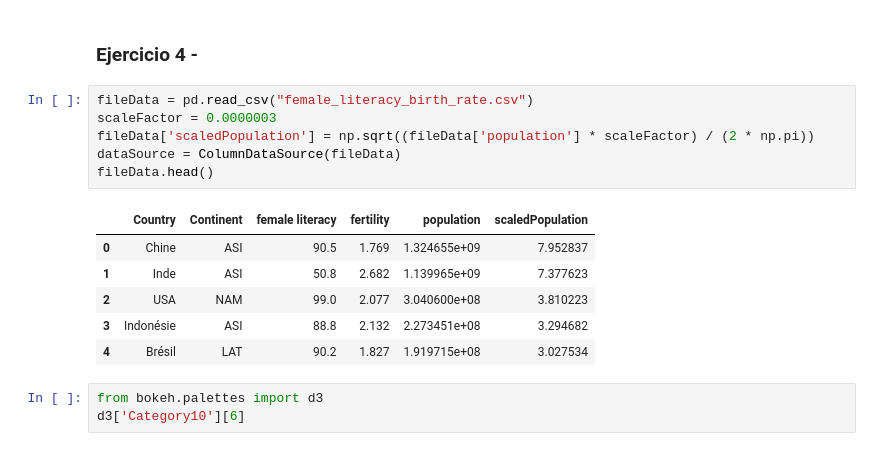
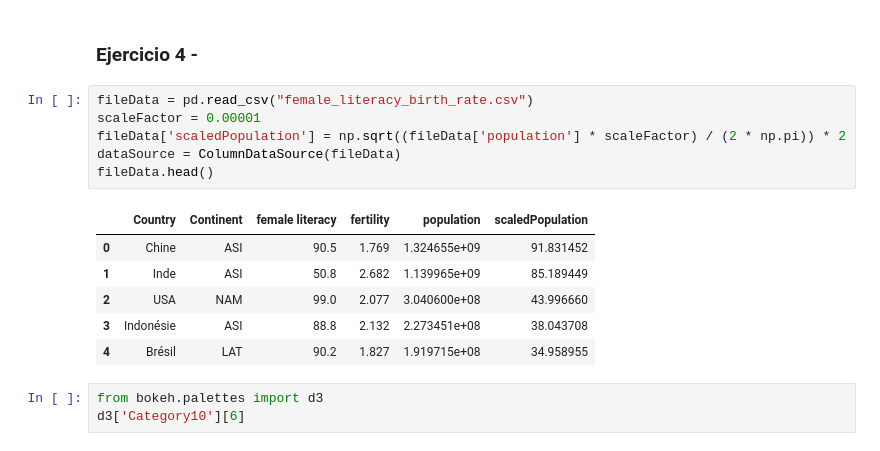
Before and after one commit to essalguero/VisualizacionDatosBokeh, a Jupyter notebook: ClaseBokeh.ipynb, the cells around one changed output. Cells and saved outputs as stored; diff of their text form.

```diff
--- a/ClaseBokeh.ipynb
+++ b/ClaseBokeh.ipynb
@@ -476,17 +476,17 @@ show(p)
 ### Ejercicio 4 -
 # %%
 fileData = pd.read_csv("female_literacy_birth_rate.csv")
-scaleFactor = 0.0000003
-fileData['scaledPopulation'] = np.sqrt((fileData['population'] * scaleFactor) / (2 * np.pi))
+scaleFactor = 0.00001
+fileData['scaledPopulation'] = np.sqrt((fileData['population'] * scaleFactor) / (2 * np.pi)) * 2
 dataSource = ColumnDataSource(fileData)
 fileData.head()
 # %% [output]
 |  | Country | Continent | female literacy | fertility | population | scaledPopulation |
-| 0 | Chine | ASI | 90.5 | 1.769 | 1.324655e+09 | 7.952837 |
-| 1 | Inde | ASI | 50.8 | 2.682 | 1.139965e+09 | 7.377623 |
-| 2 | USA | NAM | 99.0 | 2.077 | 3.040600e+08 | 3.810223 |
-| 3 | Indonésie | ASI | 88.8 | 2.132 | 2.273451e+08 | 3.294682 |
-| 4 | Brésil | LAT | 90.2 | 1.827 | 1.919715e+08 | 3.027534 |
+| 0 | Chine | ASI | 90.5 | 1.769 | 1.324655e+09 | 91.831452 |
+| 1 | Inde | ASI | 50.8 | 2.682 | 1.139965e+09 | 85.189449 |
+| 2 | USA | NAM | 99.0 | 2.077 | 3.040600e+08 | 43.996660 |
+| 3 | Indonésie | ASI | 88.8 | 2.132 | 2.273451e+08 | 38.043708 |
+| 4 | Brésil | LAT | 90.2 | 1.827 | 1.919715e+08 | 34.958955 |
 # %%
 from bokeh.palettes import d3
 d3['Category10'][6]
```
Also changed, not shown: parts of 1 cell of this notebook.
